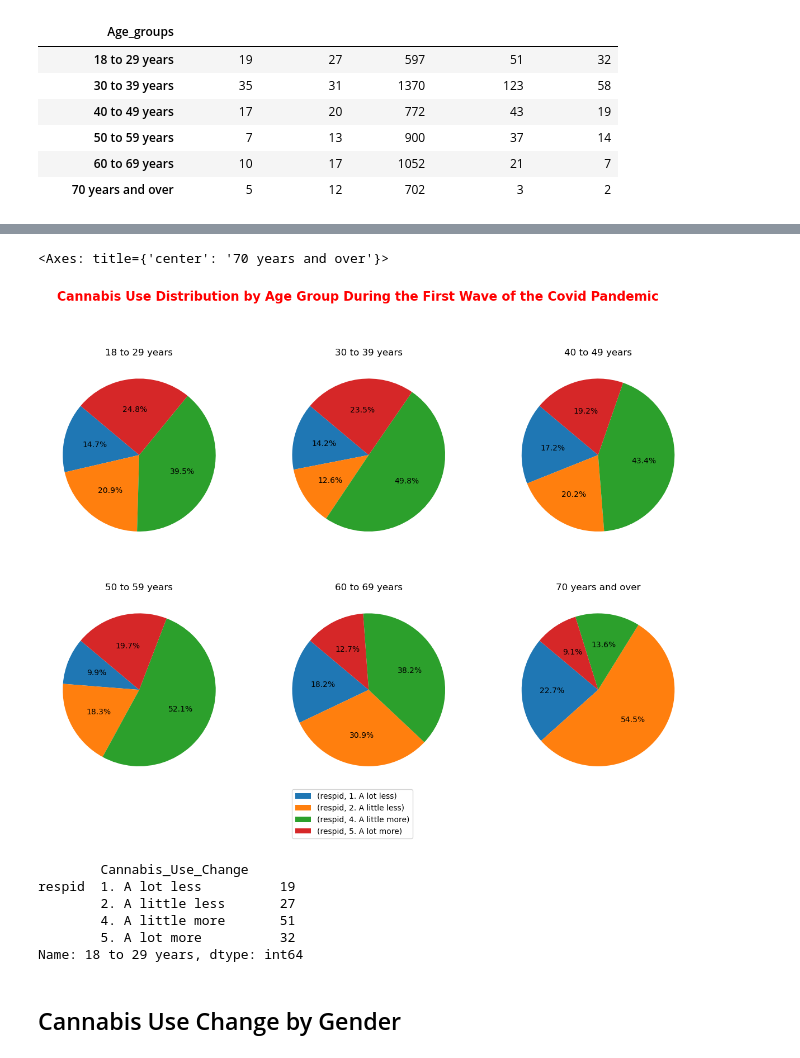
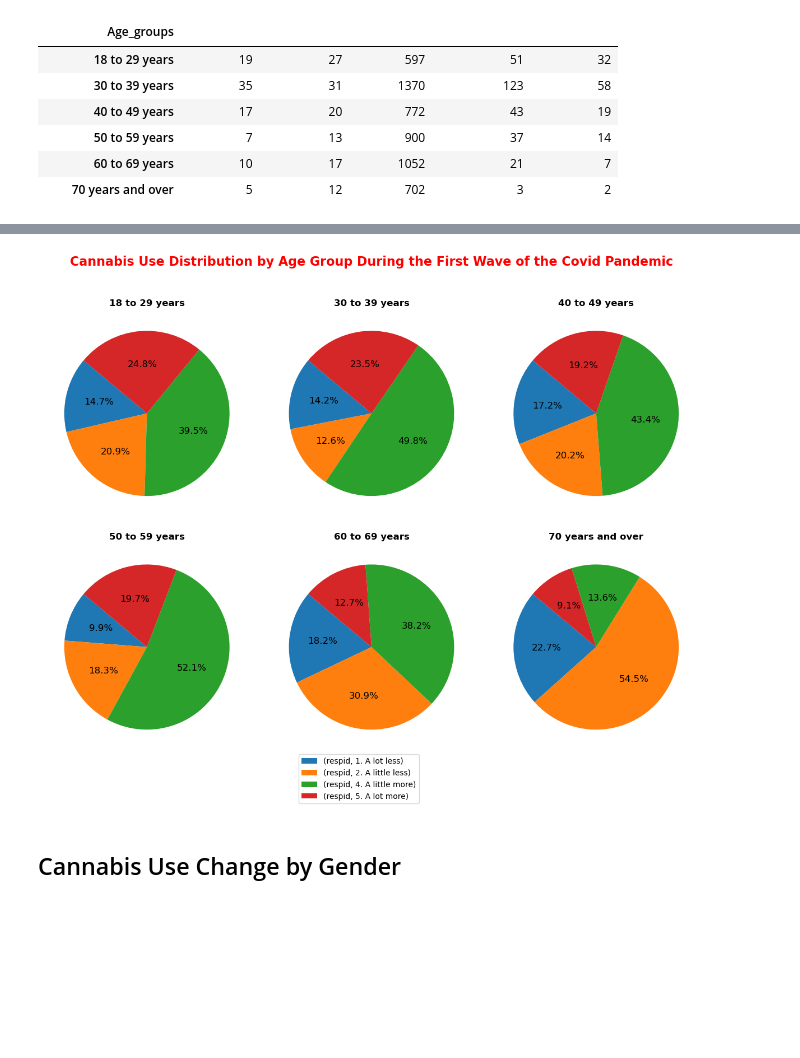
Before and after one commit to ajunjee-selvam/Project_1, a Jupyter notebook: cannabis_demographics_starter.ipynb, the cells around one changed output, grey strips where cells are left out. Cells and saved outputs as stored; diff of their text form; code cells hidden in the pictures; blank space fills up the shorter version.

```diff
--- a/cannabis_demographics_starter.ipynb
+++ b/cannabis_demographics_starter.ipynb
@@ -305,51 +268,49 @@ Text(0, 0.5, 'Number of People')
 # %%
 fig, axes = plt.subplots(nrows=2, ncols=3)
-fig.set_size_inches(15,10)
+fig.set_size_inches(12,10)
 fig.suptitle('Cannabis Use Distribution by Age Group During the First Wave of the Covid Pandemic', fontsize=16, y = 1, color = "red", fontweight="bold")
 
 age_group_base_df = change_only_df[["Age_groups", "Cannabis_Use_Change","respid"]]
 
 agegroup1_df = age_group_base_df.loc[(age_group_base_df["Age_groups"] == "18 to 29 years"), :]
 agegroup1_df = agegroup1_df.groupby(["Age_groups", "Cannabis_Use_Change"]).count().unstack()
 agegroup1_df = agegroup1_df.iloc[0, :]
-agegroup1_df.plot.pie(ax=axes[0,0], autopct="%1.1f%%", startangle=140, ylabel = '', labeldistance=None, legend = False, title = "18 to 29 years")
+axagepie1 = agegroup1_df.plot.pie(ax=axes[0,0], autopct="%1.1f%%", startangle=140, ylabel = '', labeldistance=None, legend = False, textprops={'size': 'large'})
+axagepie1.set_title("18 to 29 years", fontweight="bold")
 
 agegroup2_df = age_group_base_df.loc[(age_group_base_df["Age_groups"] == "30 to 39 years"), :]
 agegroup2_df = agegroup2_df.groupby(["Age_groups", "Cannabis_Use_Change"]).count().unstack()
 agegroup2_df = agegroup2_df.iloc[0, :]
-agegroup2_df.plot.pie(ax=axes[0,1], autopct="%1.1f%%", startangle=140, ylabel = '', labeldistance=None, legend = False, title = "30 to 39 years")
+axagepie2 = agegroup2_df.plot.pie(ax=axes[0,1], autopct="%1.1f%%", startangle=140, ylabel = '', labeldistance=None, legend = False, textprops={'size': 'large'})
+axagepie2.set_title("30 to 39 years", fontweight="bold")
 
 agegroup3_df = age_group_base_df.loc[(age_group_base_df["Age_groups"] == "40 to 49 years"), :]
 agegroup3_df = agegroup3_df.groupby(["Age_groups", "Cannabis_Use_Change"]).count().unstack()
 agegroup3_df = agegroup3_df.iloc[0, :]
-agegroup3_df.plot.pie(ax=axes[0,2], autopct="%1.1f%%", startangle=140, ylabel = '', labeldistance=None, legend = False, title = "40 to 49 years")
+axagepie3 = agegroup3_df.plot.pie(ax=axes[0,2], autopct="%1.1f%%", startangle=140, ylabel = '', labeldistance=None, legend = False, textprops={'size': 'large'})
+axagepie3.set_title("40 to 49 years", fontweight="bold")
 
 agegroup4_df = age_group_base_df.loc[(age_group_base_df["Age_groups"] == "50 to 59 years"), :]
 agegroup4_df = agegroup4_df.groupby(["Age_groups", "Cannabis_Use_Change"]).count().unstack()
 agegroup4_df = agegroup4_df.iloc[0, :]
-agegroup4_df.plot.pie(ax=axes[1,0], autopct="%1.1f%%", startangle=140, ylabel = '', labeldistance=None, legend = False, title = "50 to 59 years")
+axagepie4 = agegroup4_df.plot.pie(ax=axes[1,0], autopct="%1.1f%%", startangle=140, ylabel = '', labeldistance=None, legend = False, textprops={'size': 'large'})
+axagepie4.set_title("50 to 59 years", fontweight="bold")
 
 agegroup5_df = age_group_base_df.loc[(age_group_base_df["Age_groups"] == "60 to 69 years"), :]
 agegroup5_df = agegroup5_df.groupby(["Age_groups", "Cannabis_Use_Change"]).count().unstack()
 agegroup5_df = agegroup5_df.iloc[0, :]
-ax2 = agegroup5_df.plot.pie(ax=axes[1,1], autopct="%1.1f%%", startangle=140, ylabel = '', labeldistance=None, legend = True, title = "60 to 69 years")
-ax2.get_legend().set_bbox_to_anchor((0.75,0))
+axagepie5 = agegroup5_df.plot.pie(ax=axes[1,1], autopct="%1.1f%%", startangle=140, ylabel = '', labeldistance=None, legend = True, textprops={'size': 'large'})
+axagepie5.set_title("60 to 69 years", fontweight="bold")
+axagepie5.get_legend().set_bbox_to_anchor((0.75,0))
 
 agegroup6_df = age_group_base_df.loc[(age_group_base_df["Age_groups"] == "70 years and over"), :]
 agegroup6_df = agegroup6_df.groupby(["Age_groups", "Cannabis_Use_Change"]).count().unstack()
 agegroup6_df = agegroup6_df.iloc[0, :]
-agegroup6_df.plot.pie(ax=axes[1,2], autopct="%1.1f%%", startangle=140, ylabel = '', labeldistance=None, legend = False, title = "70 years and over")
+axagepie6 = agegroup6_df.plot.pie(ax=axes[1,2], autopct="%1.1f%%", startangle=140, ylabel = '', labeldistance=None, legend = False, textprops={'size': 'large'})
+axagepie6.set_title("70 years and over", fontweight="bold")
+
+plt.tight_layout()
 # %% [output]
-<Axes: title={'center': '70 years and over'}>
-[figure, old version]
+[figure, new version]
-# %%
-agegroup1_df
-# %% [output]
-        Cannabis_Use_Change
-respid  1. A lot less          19
-        2. A little less       27
-        4. A little more       51
-        5. A lot more          32
-Name: 18 to 29 years, dtype: int64
 # %% [markdown]
 ## Cannabis Use Change by Gender
```
Also changed, not shown: parts of 27 cells of this notebook.
